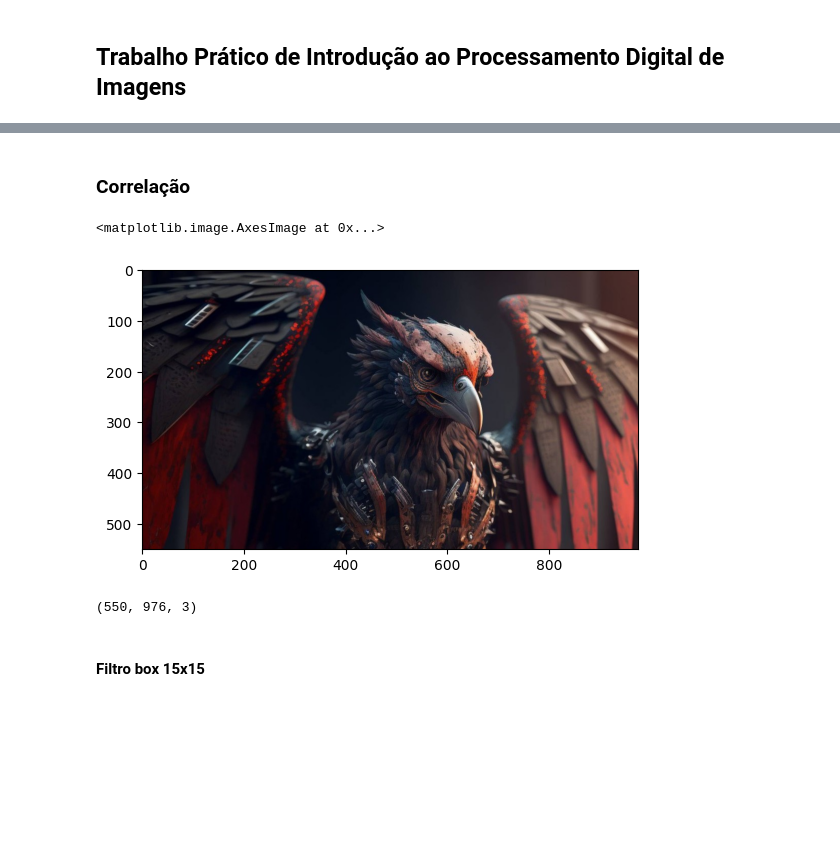
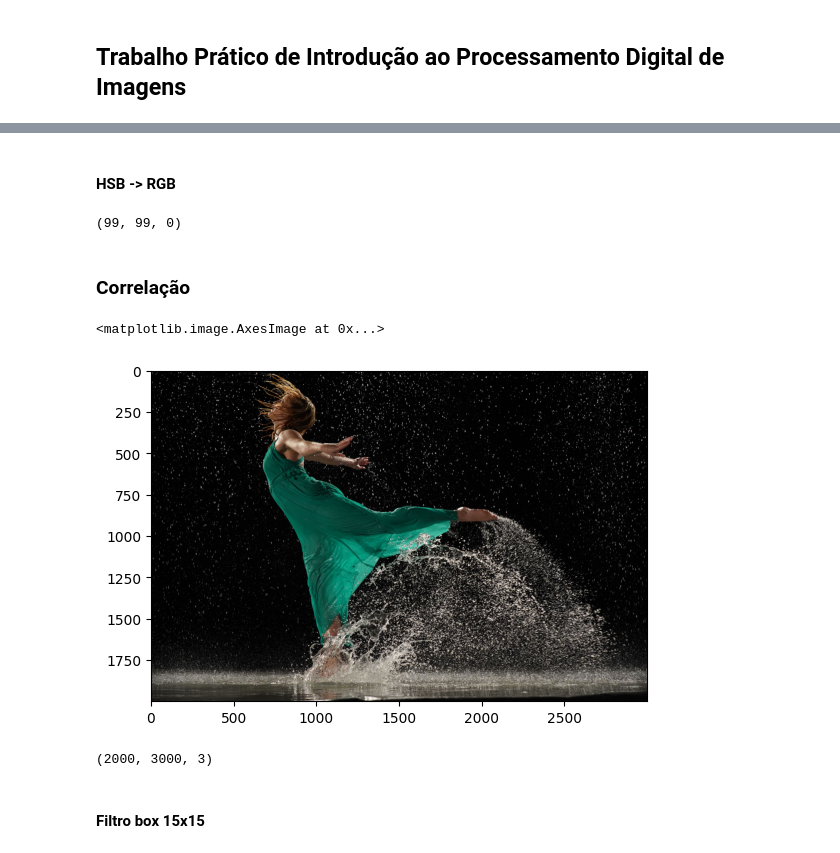
Before and after one commit to yvson18/digital-image-processing-assignment-1, a Jupyter notebook: assignment.ipynb, the cells around one changed output, grey strips where cells are left out. Drawn from its saved outputs; the diff is of its cells as text; code cells hidden in the pictures; blank space fills up the shorter version.

```diff
--- a/assignment.ipynb
+++ b/assignment.ipynb
@@ -8,0 +54,2 @@ from scipy.signal import convolve2d
+# %% [markdown]
+#### HSB -> RGB
@@ -9,3 +97,7 @@ from scipy.signal import convolve2d
+# %%
+hsb_to_rgb((60, 1.0, 0.39))
+# %% [output]
+(99, 99, 0)
 # %% [markdown]
 ### Correlação
 # %%
@@ -59,16 +151,16 @@ def histogram_expansion(matrix):
 
     return np.vectorize(expansion)(matrix)
 # %%
-img = cv2.cvtColor(cv2.imread("mascote-flamengo.jpg"), cv2.COLOR_BGR2RGB)
+img = cv2.cvtColor(cv2.imread("DancingInWater.jpg"), cv2.COLOR_BGR2RGB)
 # show image
 plt.imshow(img)
 # %% [output]
 <matplotlib.image.AxesImage at 0x...>
-[figure, old version]
+[figure, new version]
 # %%
 img.shape
 # %% [output]
-(550, 976, 3)
+(2000, 3000, 3)
 # %% [markdown]
 #### Filtro box 15x15
 # %%
```
Also changed, not shown: parts of 17 cells of this notebook, 3 other files.
